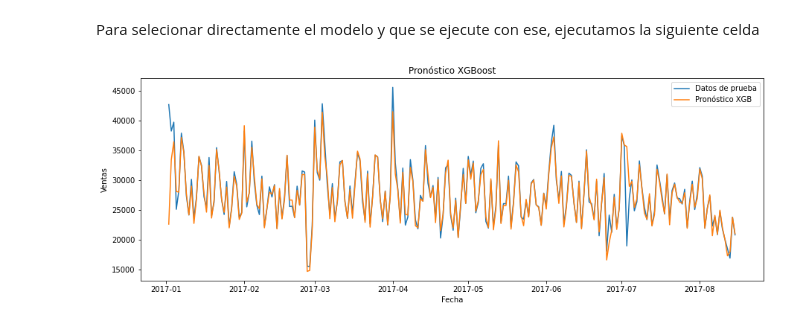
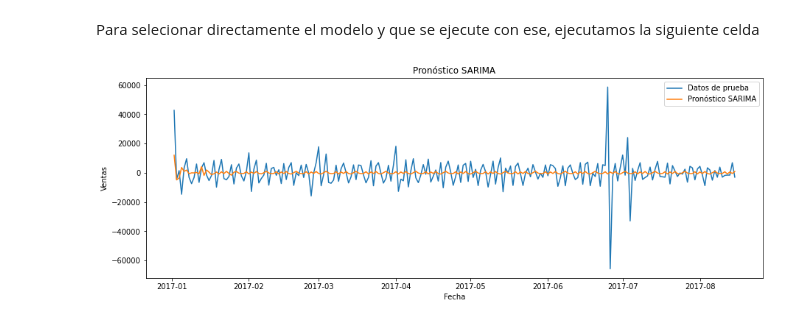
Before and after one commit to BeatrizR04/Forecasting_time_series, a Jupyter notebook: Forecasting_time_series.ipynb, the cells around one changed output. Drawn from its saved outputs; the diff is of its cells as text; code cells hidden in the pictures.

```diff
--- a/Forecasting_time_series.ipynb
+++ b/Forecasting_time_series.ipynb
@@ -226,7 +226,7 @@ ADF critical values: {'1%': -3.4342906911169404, '5%': -2.8632805908715726, '10%
 ADF best information criterion: 32846.41706914157
 # %%
 # Tenemos que diferenciarla para que sea estacionaria
-df1['diff'] = df1.sales.diff()
+df1['new_sales'] = df1.sales.diff()
 df1 = df1.dropna()
 df1.head()
 # %% [output]
@@ -385,18 +371,3 @@ y_test1_dummies = df1_dummies[df1_dummies.set == 'test'].sales
-# %%
-# Vamos a realizar la misma separación pero para los datos sin dummies para los modelos que puedan usarlos
-df1['set'] = ['train' if x <= datetime(2017,1,1) else 'test' for x in df1.date]
-
-df1.set_index('date', drop=True, inplace=True)
-df1.index.name = None
-
-
-df1['month'] = df1['month'].astype('category')
-df1['week_day'] = df1['week_day'].astype('category')
-
-X_train1 = df1[df1.set == 'train'].drop(columns=['sales','set','diff'])
-X_test1 =df1[df1.set == 'test'].drop(columns=['sales','set','diff'])
-y_train1 = df1[df1.set == 'train'].sales
-y_test1 = df1[df1.set == 'test'].sales
 # %% [markdown]
 ### Material utilizado en los modelos
 # %%
@@ -500,24 +471,19 @@ def xgboost(X_train, y_train, X_test, y_test):
     return y_pred_xgb
 
 
-def xgboost_cat(X_train, y_train, X_test, y_test):
-    # Codificar variables categóricas usando one-hot encoding
-    encoder = OneHotEncoder()
-    X_train_encoded = encoder.fit_transform(X_train)
-    X_test_encoded = encoder.transform(X_test)
-
-    # Entrenar el modelo
-    xgb = XGBRegressor()
-    xgb.fit(X_train_encoded, y_train)
-
-    # Realizar predicciones
-    y_pred_xgb = xgb.predict(X_test_encoded)
+def xgboost_subs(X_train, y_train, X_test, y_test):
+    # Entrenar el modelo y elegimos las muestras para entrenar cada árbol. Un valor menor a 1.0 puede hacer que el
+    #modelo sea más robusto al reducir el riesgo de sobreajuste, pero también puede disminuir el rendimiento en algunos
+    #conjuntos de datos.
+    xgb = XGBRegressor(subsample = 0.8)
+    xgb.fit(X_train, y_train)
+    y_pred_xgb = xgb.predict(X_test)
 
     # Graficar los datos de prueba y el pronóstico
     plt.figure(figsize=(15, 5))
     plt.plot(X_test.index, y_test, label='Datos de prueba')
     plt.plot(X_test.index, y_pred_xgb, label='Pronóstico XGB')
-    plt.title('Pronóstico XGBoost con variables categóricas')
+    plt.title('Pronóstico XGBoost con muestreo')
     plt.xlabel('Fecha')
     plt.ylabel('Ventas')
     plt.legend()
@@ -547,7 +513,7 @@ def sarima(X_train, y_train, X_test, y_test, order, seasonal_order):
 # %%
 dict_models = {'Regresión lineal': linear_regression, 'Regresión lineal normalizada': linear_regression_normalize,
                'Random Forest': random_forest, 'Random Forest con nº de árboles' : random_forest_ntrees,
-               'XGBoost': xgboost, 'XGBoost categorico' : xgboost_cat, 'SARIMA' : sarima}
+               'XGBoost': xgboost, 'XGBoost con muestreo' : xgboost_subs, 'SARIMA' : sarima}
 # %% [markdown]
 ### Predicción
 # %% [markdown]
@@ -597,9 +563,9 @@ def forecast(df, model_name, X_train, y_train, X_test, y_test, results, order=No
 # %%
 # En esta linea probamos los distintos modelos y se van guardando
 # Importante tener en cuanta que si elegimos el XGB con categóricas hay que meter los datos sin dummies
-results = forecast(df1, 'XGBoost', X_train1_dummies, y_train1_dummies, X_test1_dummies, y_test1_dummies,\
-                   results, order = None, seasonal_order = None)
+results = forecast(df1, 'SARIMA', X_train1_dummies, y_train1_dummies, X_test1_dummies, y_test1_dummies,\
+                   results, order = (1,1,1), seasonal_order = (1,1,1,12))
 results
 # %% [output]
-[figure, old version]
+[figure, new version]
 |  | Model | Cluster | MAE | MAPE | MSE | RMSE | R2 Score | Order | Seasonal order |
```
Also changed, not shown: parts of 11 cells of this notebook, 1 other file.
